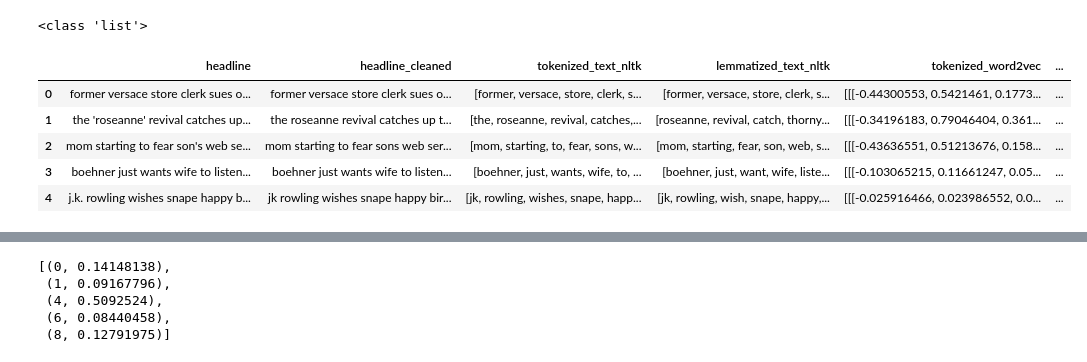
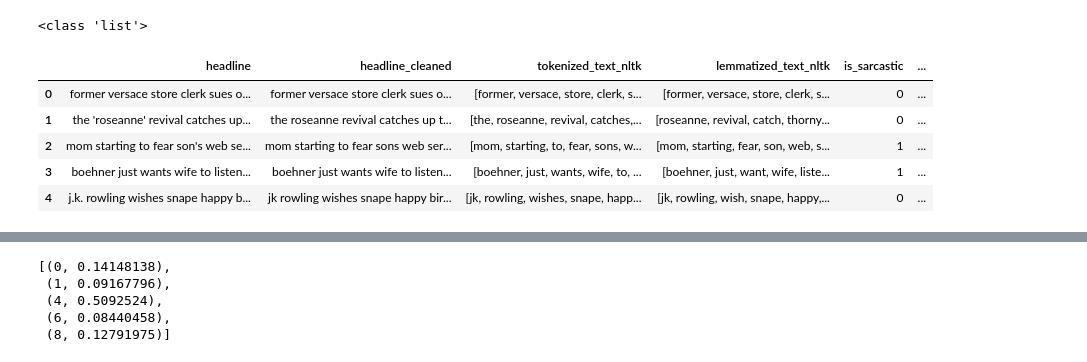
Before and after one commit to vigonometry/CS4248_Group8_SarcasmDetection, a Jupyter notebook: 05_Embeddings.ipynb, the cells around one changed output, grey strips where cells are left out. Saved outputs shown, nothing was run; the diff lists cells and outputs as text; code cells hidden in the pictures.

```diff
--- a/05_Embeddings.ipynb
+++ b/05_Embeddings.ipynb
@@ -5,7 +5,7 @@ import pandas as pd
 import numpy as np
 import spacy
 # %%
-spacy_df = pd.read_csv('data/features_nltk.csv')
-spacy_df = spacy_df[['headline', 'headline_cleaned', 'tokenized_text_nltk', 'lemmatized_text_nltk']]
-spacy_df.head()
+df = pd.read_csv('data/features_nltk.csv')
+df = df[['headline', 'headline_cleaned', 'tokenized_text_nltk', 'lemmatized_text_nltk', 'is_sarcastic']]
+df.head()
 # %% [output]
@@ -20,13 +20,13 @@ spacy_df.head()
 # %%
 from gensim.models import Word2Vec
 # %%
-spacy_df['tokenized_text_nltk'] = spacy_df['tokenized_text_nltk'].apply(lambda x: x.replace('[','').replace(']','').replace("'",'').replace(",",''))
-spacy_df['tokenized_text_nltk'] = spacy_df['tokenized_text_nltk'].apply(lambda x: x.split())
-spacy_df['lemmatized_text_nltk'] = spacy_df['lemmatized_text_nltk'].apply(lambda x: x.replace('[','').replace(']','').replace("'",'').replace(",",''))
-spacy_df['lemmatized_text_nltk'] = spacy_df['lemmatized_text_nltk'].apply(lambda x: x.split())
+df['tokenized_text_nltk'] = df['tokenized_text_nltk'].apply(lambda x: x.replace('[','').replace(']','').replace("'",'').replace(",",''))
+df['tokenized_text_nltk'] = df['tokenized_text_nltk'].apply(lambda x: x.split())
+df['lemmatized_text_nltk'] = df['lemmatized_text_nltk'].apply(lambda x: x.replace('[','').replace(']','').replace("'",'').replace(",",''))
+df['lemmatized_text_nltk'] = df['lemmatized_text_nltk'].apply(lambda x: x.split())
 # %%
-tokenized_sentences = spacy_df['tokenized_text_nltk'].tolist()
-lemmatized_sentences = spacy_df['lemmatized_text_nltk'].tolist()
+tokenized_sentences = df['tokenized_text_nltk'].tolist()
+lemmatized_sentences = df['lemmatized_text_nltk'].tolist()
 
 print(tokenized_sentences[0])
 
@@ -52,14 +52,14 @@ def get_word2vec_embeddings(model, sentence):
     return embeddings
 # %%
 # Get word embeddings for tokenized and lemmatized sentences (for each word in the sentence)
-spacy_df['tokenized_word2vec'] = spacy_df['tokenized_text_nltk'].apply(lambda x: [get_word2vec_embeddings(w2v_tokenized, y) for y in x])
-spacy_df['lemmatized_word2vec'] = spacy_df['lemmatized_text_nltk'].apply(lambda x: [get_word2vec_embeddings(w2v_lemmatized, y) for y in x])
+df['tokenized_word2vec'] = df['tokenized_text_nltk'].apply(lambda x: [get_word2vec_embeddings(w2v_tokenized, y) for y in x])
+df['lemmatized_word2vec'] = df['lemmatized_text_nltk'].apply(lambda x: [get_word2vec_embeddings(w2v_lemmatized, y) for y in x])
 # %%
-spacy_df.head()
+df.head()
 # %% [output]
-|  | headline | headline_cleaned | tokenized_text_nltk | lemmatized_text_nltk | tokenized_word2vec | ... |
-| 0 | former versace store clerk sues o... | former versace store clerk sues o... | [former, versace, store, clerk, s... | [former, versace, store, clerk, s... | [[[-0.44300553, 0.5421461, 0.1773... | ... |
-| 1 | the 'roseanne' revival catches up... | the roseanne revival catches up t... | [the, roseanne, revival, catches,... | [roseanne, revival, catch, thorny... | [[[-0.34196183, 0.79046404, 0.361... | ... |
-| 2 | mom starting to fear son's web se... | mom starting to fear sons web ser... | [mom, starting, to, fear, sons, w... | [mom, starting, fear, son, web, s... | [[[-0.43636551, 0.51213676, 0.158... | ... |
-| 3 | boehner just wants wife to listen... | boehner just wants wife to listen... | [boehner, just, wants, wife, to, ... | [boehner, just, want, wife, liste... | [[[-0.103065215, 0.11661247, 0.05... | ... |
-| 4 | j.k. rowling wishes snape happy b... | jk rowling wishes snape happy bir... | [jk, rowling, wishes, snape, happ... | [jk, rowling, wish, snape, happy,... | [[[-0.025916466, 0.023986552, 0.0... | ... |
+|  | headline | headline_cleaned | tokenized_text_nltk | lemmatized_text_nltk | is_sarcastic | ... |
+| 0 | former versace store clerk sues o... | former versace store clerk sues o... | [former, versace, store, clerk, s... | [former, versace, store, clerk, s... | 0 | ... |
+| 1 | the 'roseanne' revival catches up... | the roseanne revival catches up t... | [the, roseanne, revival, catches,... | [roseanne, revival, catch, thorny... | 0 | ... |
+| 2 | mom starting to fear son's web se... | mom starting to fear sons web ser... | [mom, starting, to, fear, sons, w... | [mom, starting, fear, son, web, s... | 1 | ... |
+| 3 | boehner just wants wife to listen... | boehner just wants wife to listen... | [boehner, just, wants, wife, to, ... | [boehner, just, want, wife, liste... | 1 | ... |
+| 4 | j.k. rowling wishes snape happy b... | jk rowling wishes snape happy bir... | [jk, rowling, wishes, snape, happ... | [jk, rowling, wish, snape, happy,... | 0 | ... |
```
Also changed, not shown: parts of 17 cells of this notebook, 1 other file.
